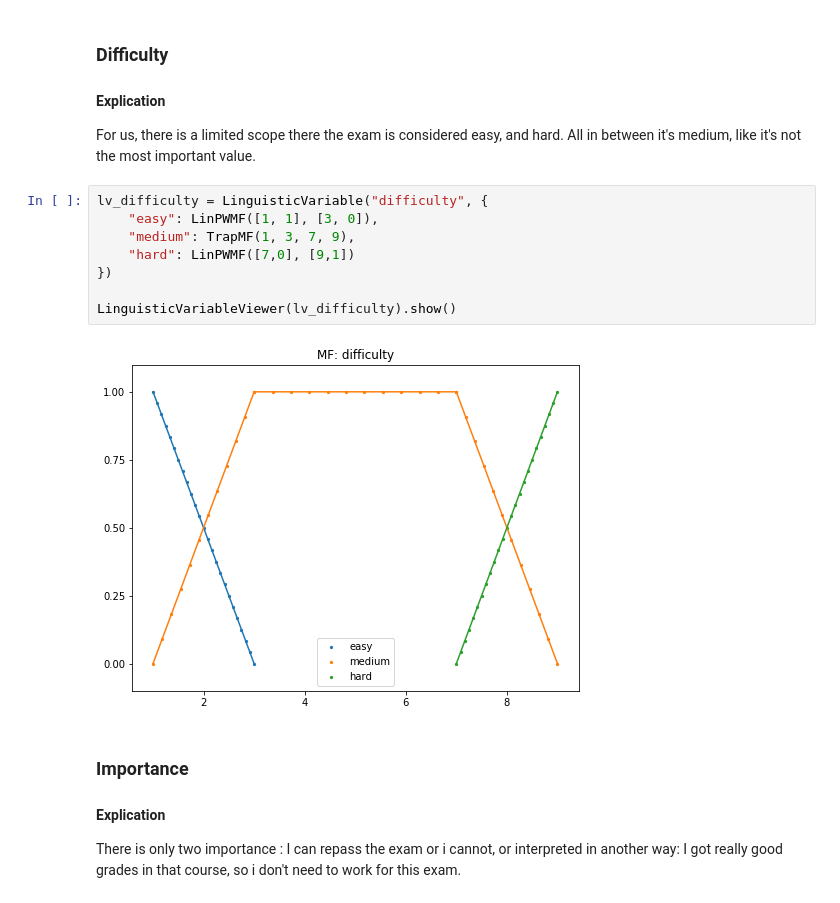
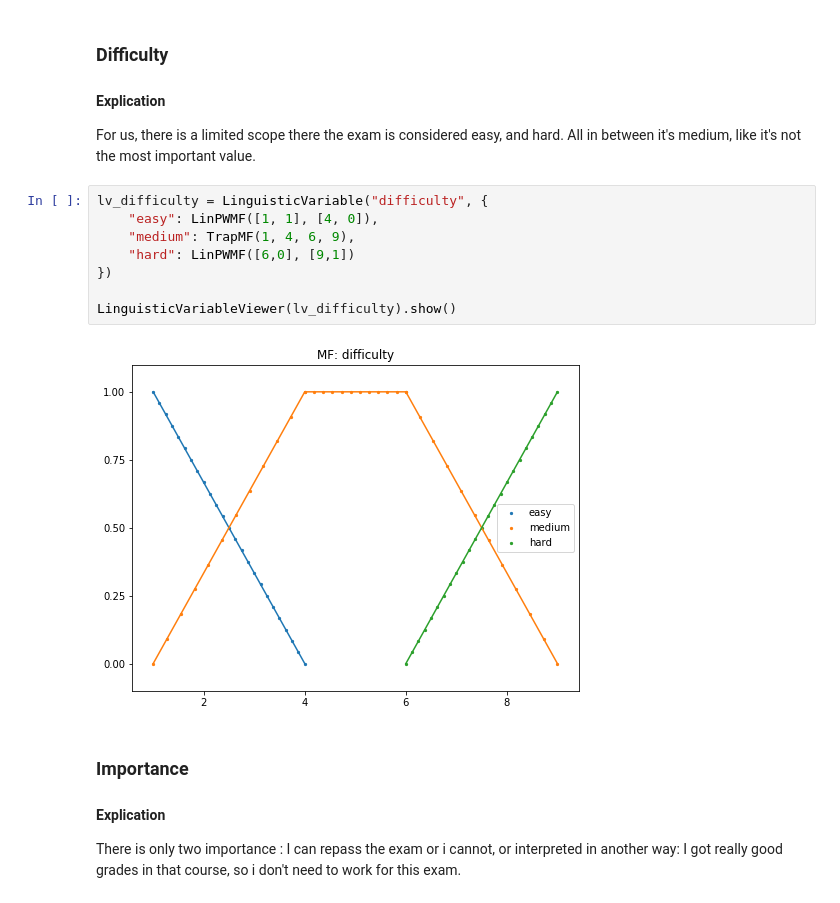
Before and after one commit to Nortalle/LFA_labo_021, a Jupyter notebook: LFA labo 040/000_exam_problem.ipynb, the cells around one changed output. Cells and saved outputs as stored; diff of their text form.

```diff
--- a/LFA labo 040/000_exam_problem.ipynb
+++ b/LFA labo 040/000_exam_problem.ipynb
@@ -135,14 +135,14 @@ _add some plots here..._
 For us, there is a limited scope there the exam is considered easy, and hard. All in between it's medium, like it's not the most important value.
 # %%
 lv_difficulty = LinguisticVariable("difficulty", {
-    "easy": LinPWMF([1, 1], [3, 0]),
-    "medium": TrapMF(1, 3, 7, 9),
-    "hard": LinPWMF([7,0], [9,1])
+    "easy": LinPWMF([1, 1], [4, 0]),
+    "medium": TrapMF(1, 4, 6, 9),
+    "hard": LinPWMF([6,0], [9,1])
 })
 
 LinguisticVariableViewer(lv_difficulty).show()
 # %% [output]
-[figure, old version]
+[figure, new version]
 # %% [markdown]
 ### Importance
 #### Explication
```
Also changed, not shown: parts of 3 cells of this notebook.
